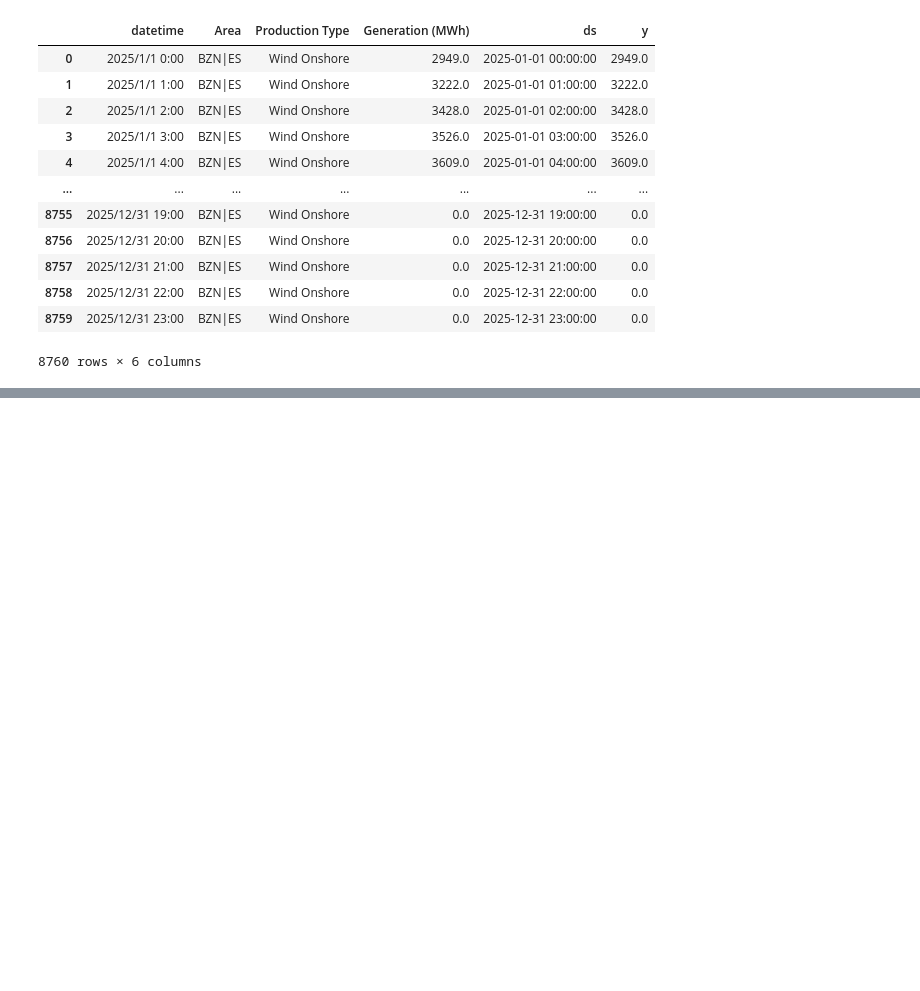
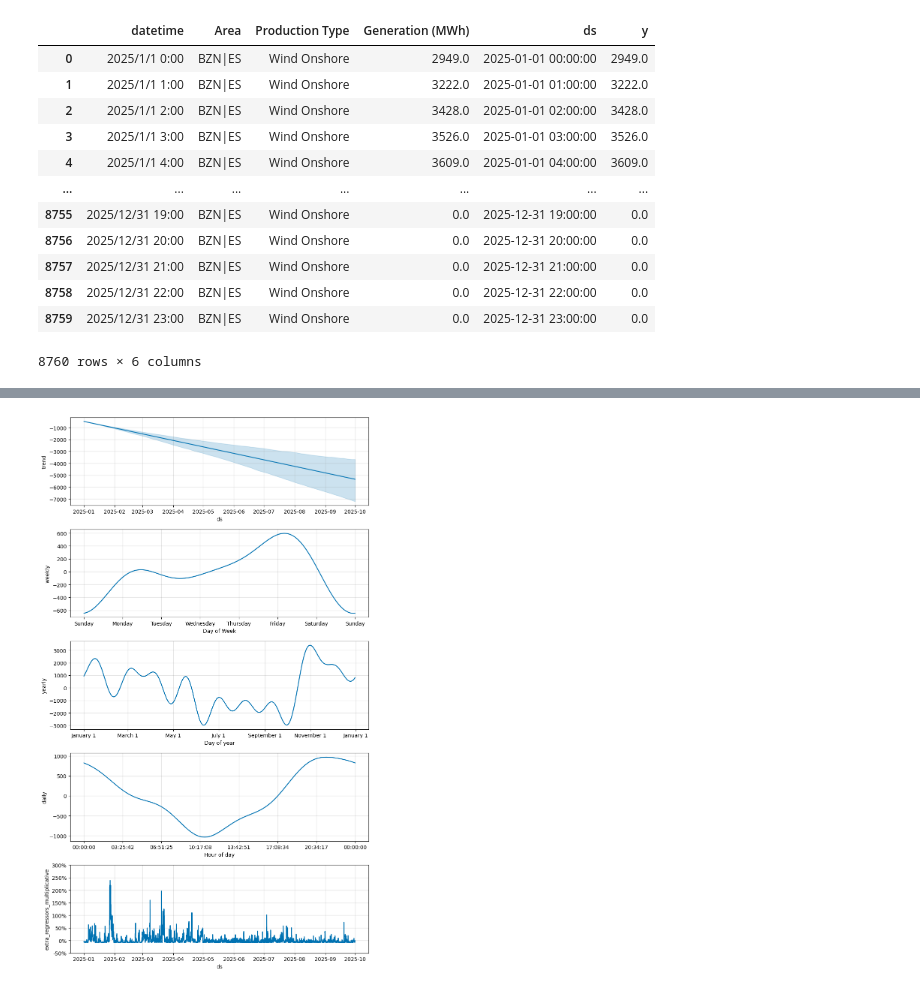
Before and after one commit to sdcastanedaa-max/2025-26-Data-driven, a Jupyter notebook: Prophet/prophet_wind_gen.ipynb, the cells around one changed output, grey strips where cells are left out. Saved outputs shown, nothing was run; the diff lists cells and outputs as text; code cells hidden in the pictures; blank space fills up the shorter version.

```diff
--- a/Prophet/prophet_wind_gen.ipynb
+++ b/Prophet/prophet_wind_gen.ipynb
@@ -198,19 +202,33 @@ def add_wind_regressor(df, wind_df):
     merged['wind_direction_sin'] = np.sin(wind_dir_rad)
     merged['wind_direction_cos'] = np.cos(wind_dir_rad)
 
-    # On average across Spain:
+    '''# On average across Spain:
     # Wind energy is stronger in spring (March to May) and winter (November to February)
     # Weaker in summer (June to August).
     merged['season_factor'] = (
-        0.5 * (np.cos((merged['month'] - 4) / 12 * 2 * np.pi) ** 2) +
+        0.5 * (np.cos((merged['month'] - 2) / 12 * 2 * np.pi) ** 2) +
         0.5 * (np.cos((merged['month'] - 12) / 12 * 2 * np.pi) ** 2)
     )
     # unified to [0,1]
     merged['season_factor'] = (merged['season_factor'] - merged['season_factor'].min()) / \
-                              (merged['season_factor'].max() - merged['season_factor'].min())
+                              (merged['season_factor'].max() - merged['season_factor'].min())'''
+    # 使用更符合西班牙风能分布的季节因子
+    def calculate_season_factor(month):
+        # 根据西班牙地理条件调整
+        if month in [12, 1, 2, 3, 4]:  # 冬春季节风能较强
+            return 2
+        elif month in [5, 6, 7]:       # 夏季风能中等
+            return 1.4
+        elif month in [8, 9, 10, 11]:  # 秋季风能较弱
+            return 1
+        else:
+            return 1.4
+
+    merged['season_factor'] = merged['month'].apply(calculate_season_factor)
+
 
     merged['wind_potential_index'] = (
-        merged['hourly__wind_speed_100m'] * merged['season_factor']
+        merged['wind_speed_cubed'] * merged['season_factor']
     )
 
     return merged
@@ -524,0 +659,7 @@ TypeError: add_wind_regressor() missing 1 required positional argument: 'wind_df
+# %%
+# Show seasonal components
+fig = model.plot_components(forecast_2025)
+plt.tight_layout()
+plt.show()
+# %% [output]
+[figure, added]
```
Also changed, not shown: parts of 13 cells of this notebook, 3 other files.
